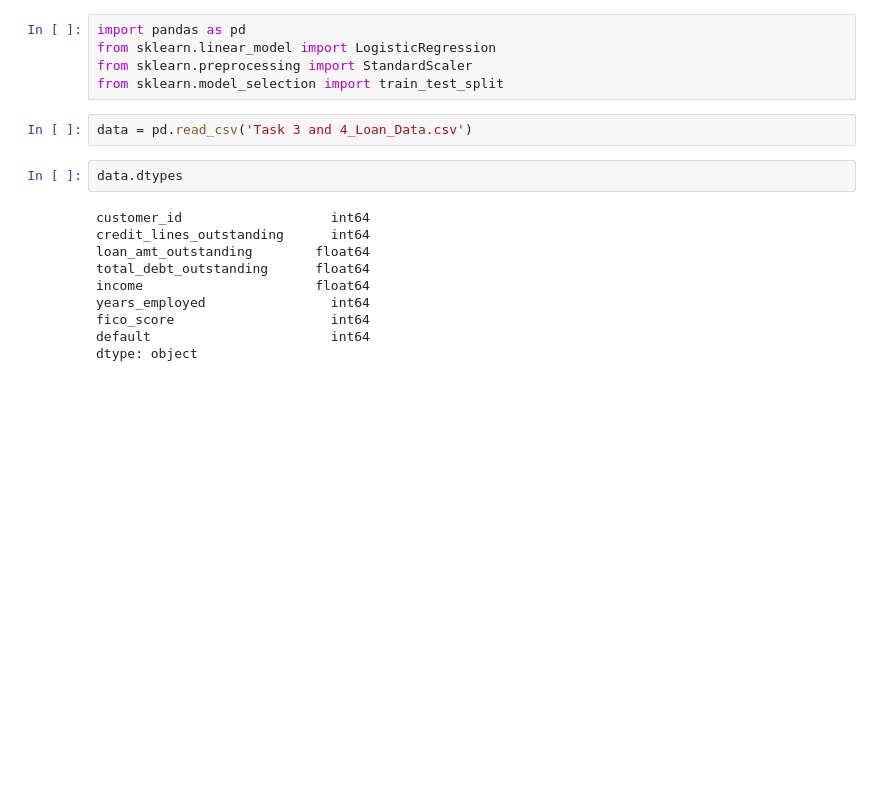
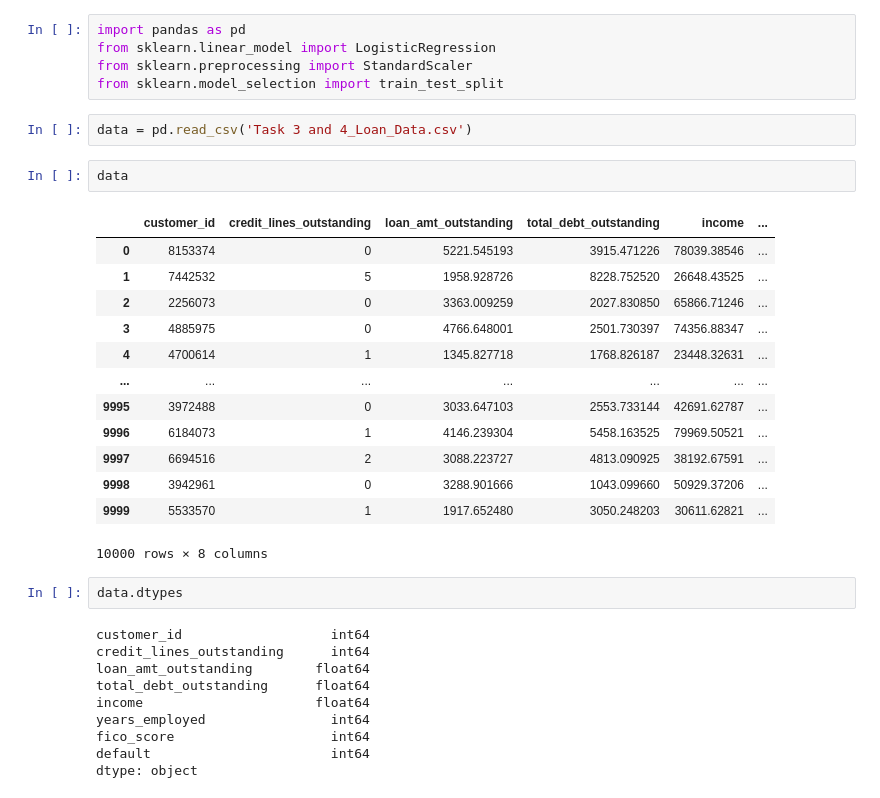
Before and after one commit to C00lplayer/JP.Morgan-Quant-Research-Forage, a Jupyter notebook: Credit Risk Analysis/PD (Probability of Default) Analysis.ipynb, the cells around one changed output. Saved outputs shown, nothing was run; the diff lists cells and outputs as text; blank space fills up the shorter version.

```diff
--- a/Credit Risk Analysis/PD (Probability of Default) Analysis.ipynb
+++ b/Credit Risk Analysis/PD (Probability of Default) Analysis.ipynb
@@ -5,6 +5,22 @@ from sklearn.preprocessing import StandardScaler
 from sklearn.model_selection import train_test_split
 # %%
 data = pd.read_csv('Task 3 and 4_Loan_Data.csv')
+# %%
+data
+# %% [output]
+|  | customer_id | credit_lines_outstanding | loan_amt_outstanding | total_debt_outstanding | income | ... |
+| 0 | 8153374 | 0 | 5221.545193 | 3915.471226 | 78039.38546 | ... |
+| 1 | 7442532 | 5 | 1958.928726 | 8228.752520 | 26648.43525 | ... |
+| 2 | 2256073 | 0 | 3363.009259 | 2027.830850 | 65866.71246 | ... |
+| 3 | 4885975 | 0 | 4766.648001 | 2501.730397 | 74356.88347 | ... |
+| 4 | 4700614 | 1 | 1345.827718 | 1768.826187 | 23448.32631 | ... |
+| ... | ... | ... | ... | ... | ... | ... |
+| 9995 | 3972488 | 0 | 3033.647103 | 2553.733144 | 42691.62787 | ... |
+| 9996 | 6184073 | 1 | 4146.239304 | 5458.163525 | 79969.50521 | ... |
+| 9997 | 6694516 | 2 | 3088.223727 | 4813.090925 | 38192.67591 | ... |
+| 9998 | 3942961 | 0 | 3288.901666 | 1043.099660 | 50929.37206 | ... |
+| 9999 | 5533570 | 1 | 1917.652480 | 3050.248203 | 30611.62821 | ... |
+10000 rows × 8 columns
 # %%
 data.dtypes
 # %% [output]
```
Also changed, not shown: 2 other files.
